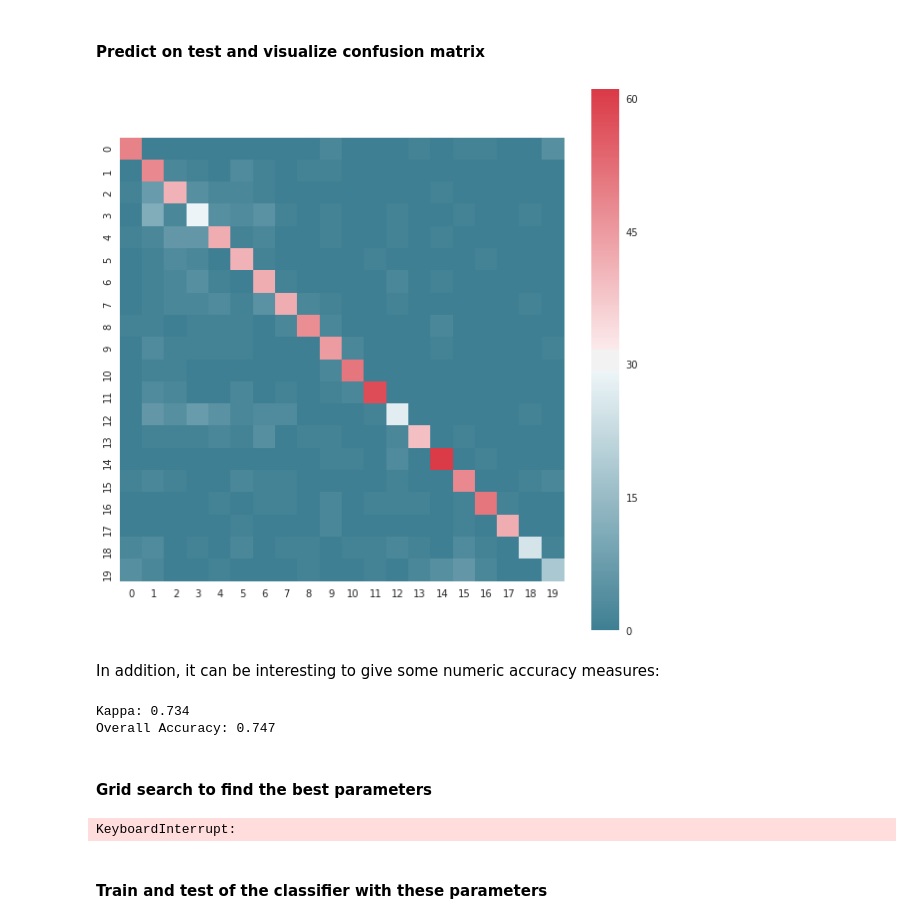
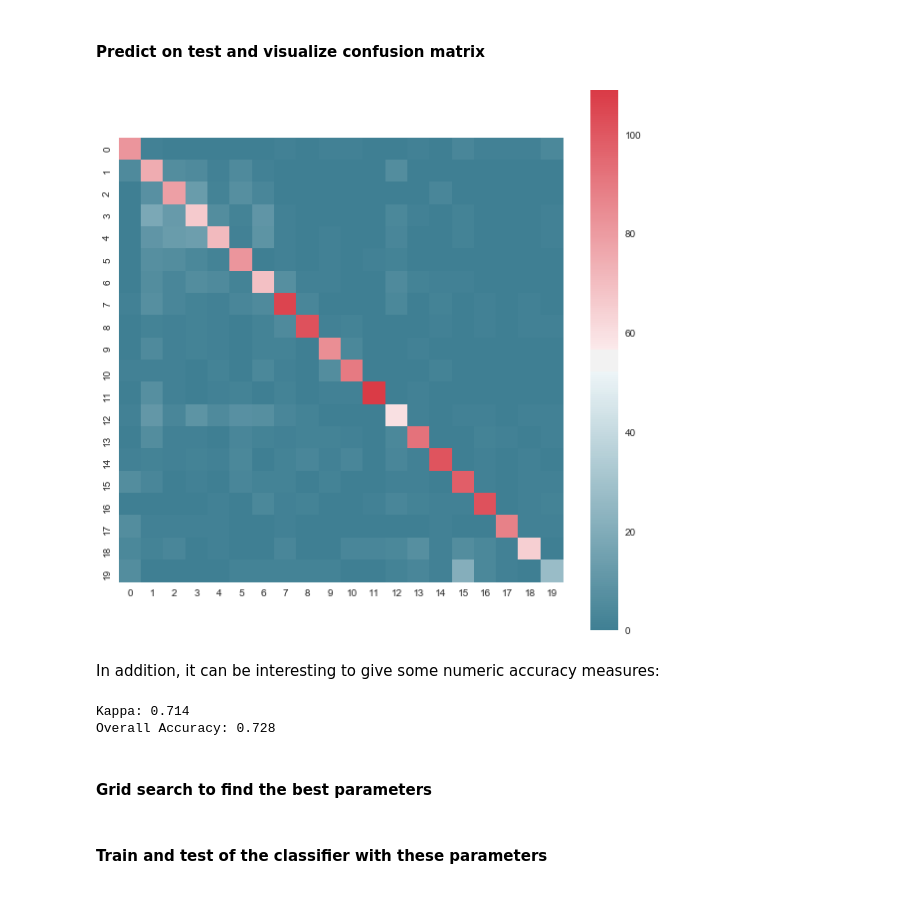
Before and after one commit to armand33/applied_data_analysis_2017, a Jupyter notebook: 04 - Applied ML/Homework 4.ipynb, the cells around one changed output. Cells and saved outputs as stored; diff of their text form; code cells hidden in the pictures.

```diff
--- a/04 - Applied ML/Homework 4.ipynb
+++ b/04 - Applied ML/Homework 4.ipynb
@@ -597,5 +598,5 @@ feature_names = vectorizer.get_feature_names()
 # %%
 # split in train (80%) and tmp (20%)
-X_train, X_tmp, y_train, y_tmp = train_test_split(tfidf, newsgroups_train['target'], test_size=0.2, random_state=42)
-# split tmp in test and validation (50% - 50%) ~ (10% - 10%)
-X_val, X_test, y_val, y_test = train_test_split(X_tmp, y_tmp, test_size=0.5, random_state=42)
+X_train, X_val, y_train, y_val = train_test_split(tfidf, newsgroups_train['target'], test_size=0.2, random_state=42)
+
+print(X_train.shape, X_val.shape)
@@ -621,10 +620,10 @@ RandomForestClassifier(bootstrap=True, class_weight=None, criterion='gini',
 # %% [markdown]
 #### Predict on test and visualize confusion matrix
 # %%
-y_predict = clf.predict(X_test)
-plot_confusion_matrix(np.asarray(confusion_matrix(y_test, y_predict)))
+y_predict = clf.predict(X_val)
+plot_confusion_matrix(np.asarray(confusion_matrix(y_val, y_predict)))
 # %% [output]
-[figure, old version]
+[figure, new version]
 # %% [markdown]
 In addition, it can be interesting to give some numeric accuracy measures:
 # %%
@@ -634,10 +633,10 @@ def print_accuracies(y_test, y_predict):
     print("Kappa: %.3f" % metrics.cohen_kappa_score(y_test, y_predict))
     print("Overall Accuracy: %.3f" % metrics.accuracy_score(y_test, y_predict))
 
-print_accuracies(y_test, y_predict)
+print_accuracies(y_val, y_predict)
 # %% [output]
-Kappa: 0.734
-Overall Accuracy: 0.747
+Kappa: 0.714
+Overall Accuracy: 0.728
 # %% [markdown]
 #### Grid search to find the best parameters
 # %%
@@ -646,8 +645,6 @@ grid_search = GridSearchCV(clf, parameters, cv = 4)
 # %%
-grid_search.fit(X_val, y_val)
+grid_search.fit(X_train, y_train)
 grid_search.best_params_
-# %% [output]
-KeyboardInterrupt:
 # %% [markdown]
 #### Train and test of the classifier with these parameters
 # %%
```
Also changed, not shown: parts of 22 cells of this notebook.
